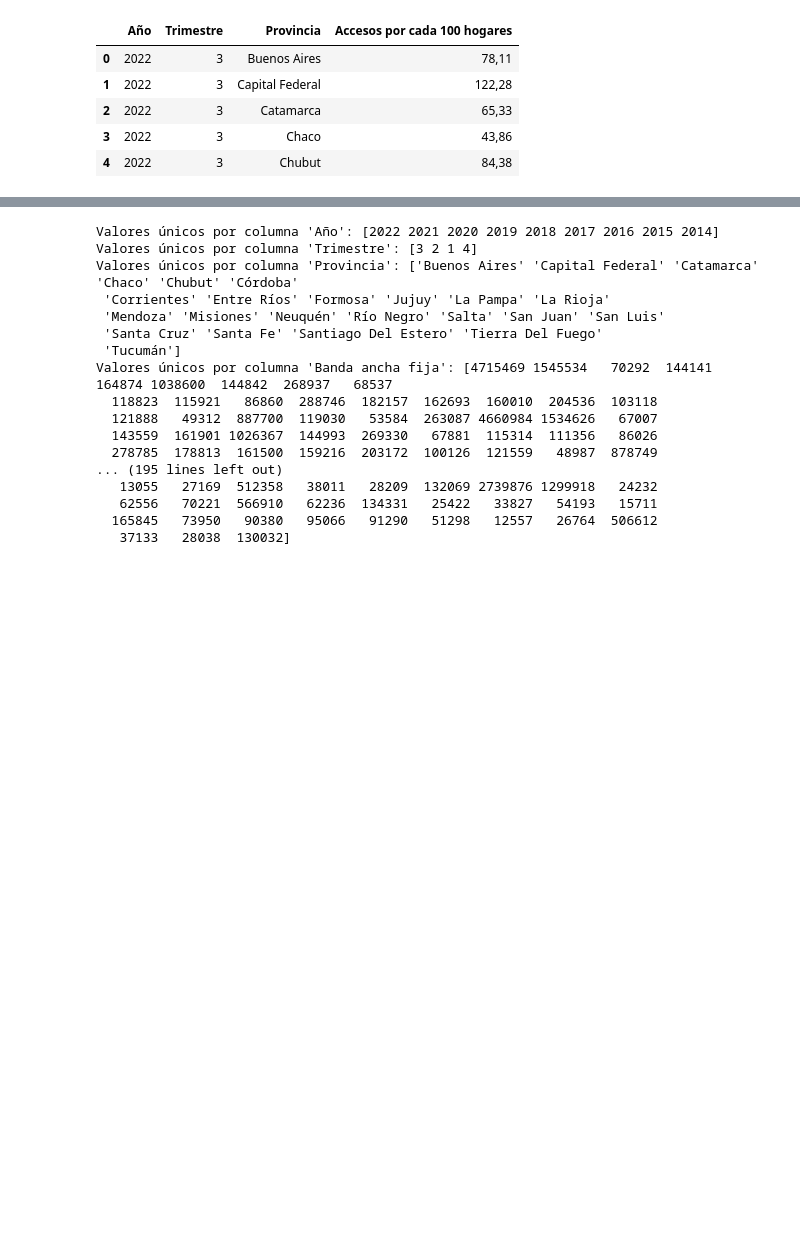
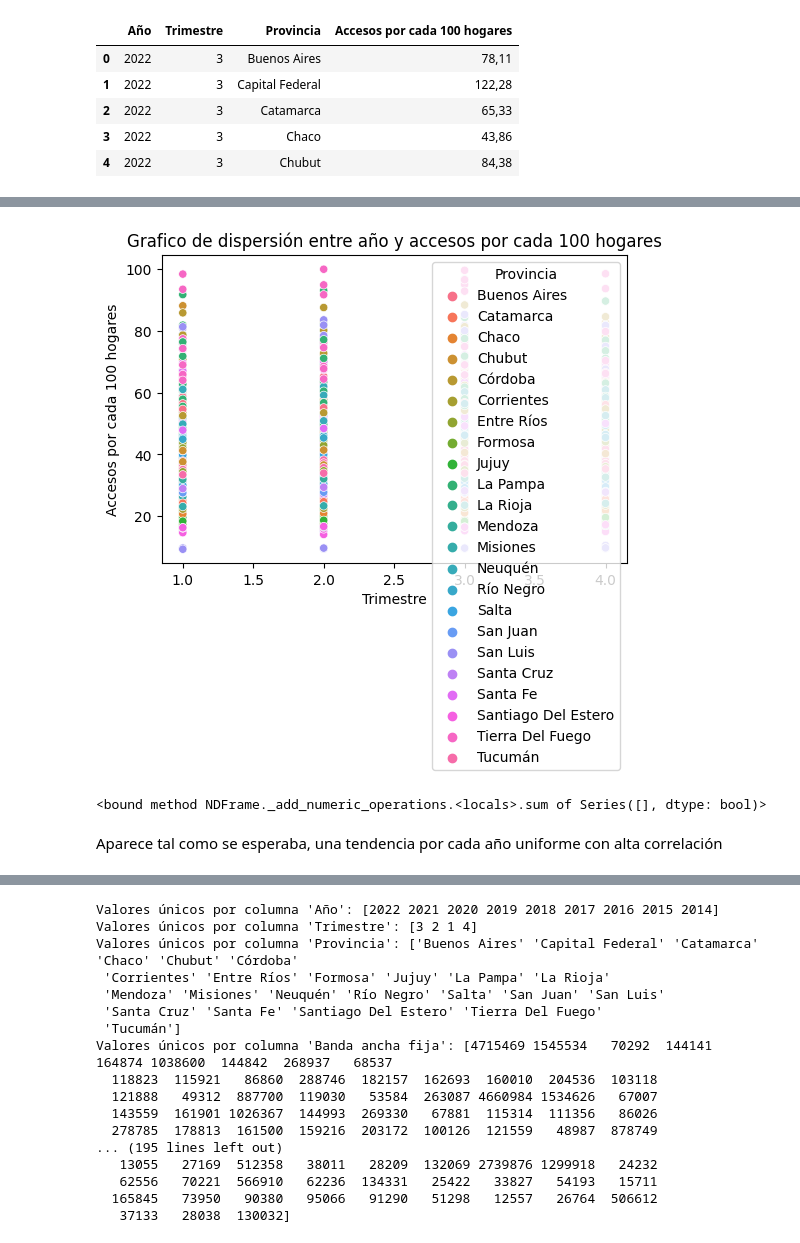
Before and after one commit to QuimeraRios/PI-2Telecomunicaciones, a Jupyter notebook: Datasets/Penetracion/ETL.ipynb, the cells around one changed output, grey strips where cells are left out. Cells and saved outputs as stored; diff of their text form; code cells hidden in the pictures; blank space fills up the shorter version.

```diff
--- a/Datasets/Penetracion/ETL.ipynb
+++ b/Datasets/Penetracion/ETL.ipynb
@@ -192,0 +194,5 @@ dtype: object
+# %%
+df1graf1=df1
+df1graf1['Accesos por cada 100 hogares'] = df1graf1['Accesos por cada 100 hogares'].str.replace(',', '.')
+df1graf1['Accesos por cada 100 hogares'] = pd.to_numeric(df1graf1['Accesos por cada 100 hogares'], errors='coerce')
+df1graf1.info()
@@ -192,0 +211,24 @@ dtype: object
+# %%
+
+# Filtrar valores que sean menores que 'accesolimite'
+accesolimite = 100
+df_filtered = df1graf1[df1graf1['Accesos por cada 100 hogares'] < accesolimite]
+
+# Graficar el resultado
+fig = plt.figure(figsize=(6,4))
+sns.scatterplot(x='Trimestre', y='Accesos por cada 100 hogares', hue='Provincia', data=df_filtered)
+#se filtra por provincia
+
+plt.title('Grafico de dispersión entre año y accesos por cada 100 hogares')
+plt.show()
+# %% [output]
+[figure, added]
+# %%
+# cantidad de duplicados
+column_names=df1.columns
+n_duplicates=df1.drop(labels=column_names,axis=1).duplicated().sum
+n_duplicates
+# %% [output]
+<bound method NDFrame._add_numeric_operations.<locals>.sum of Series([], dtype: bool)>
+# %% [markdown]
+Aparece tal como se esperaba, una tendencia por cada año uniforme con alta correlación
```
Also changed, not shown: parts of 44 cells of this notebook.
